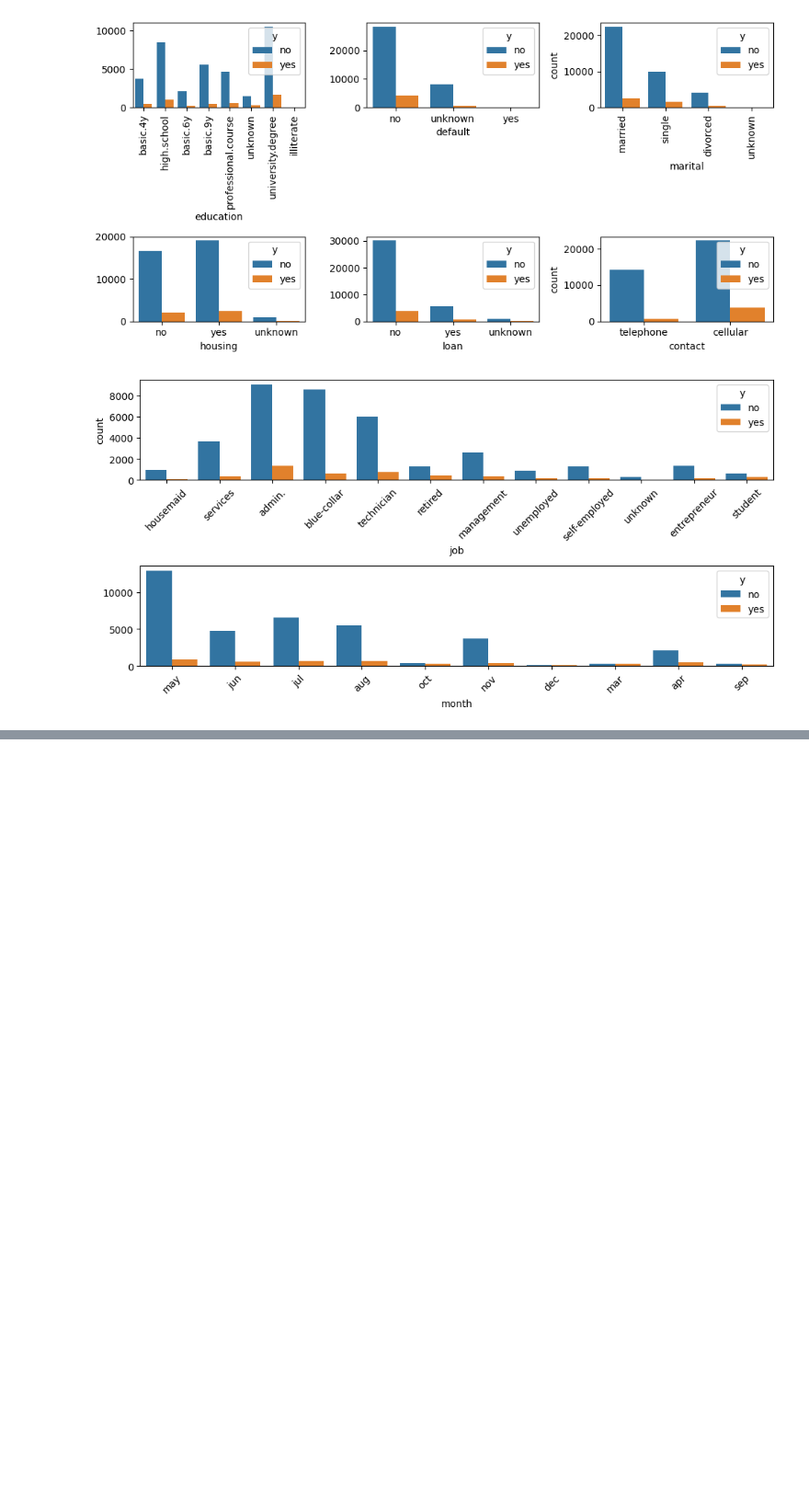
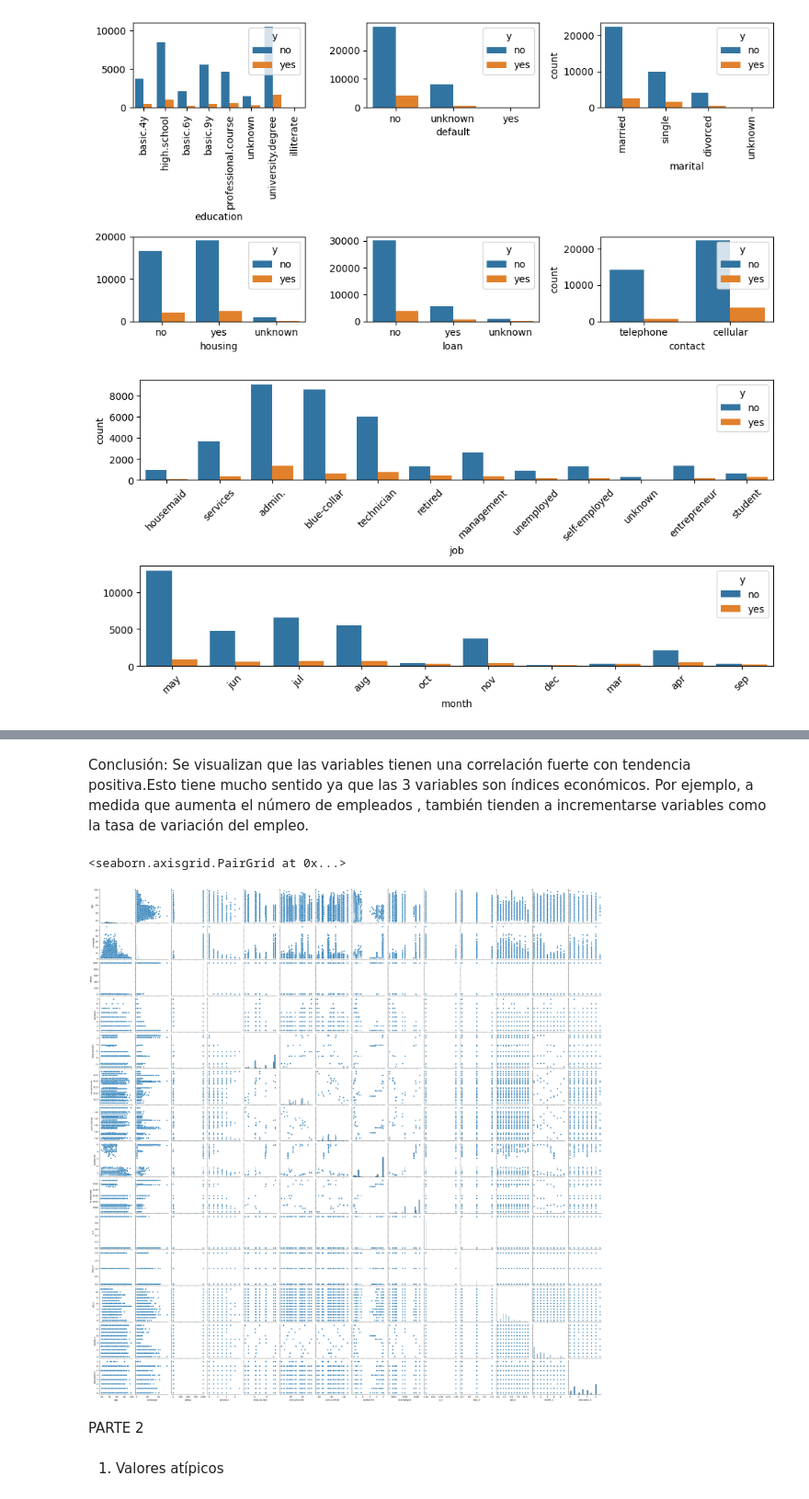
Before and after one commit to 4GeeksAcademy/machine-learning-python-template_regresion_logistica_melissahm, a Jupyter notebook: src/explore.ipynb, the cells around one changed output, grey strips where cells are left out. Shown at 92% size. Drawn from its saved outputs; the diff is of its cells as text; code cells hidden in the pictures; blank space fills up the shorter version.

Commit message:
parte2

```diff
--- a/src/explore.ipynb
+++ b/src/explore.ipynb
@@ -506,0 +608,13 @@ plt.show()
+# %% [markdown]
+Conclusión:
+Se visualizan que las variables tienen una correlación fuerte con tendencia positiva.Esto tiene mucho sentido ya que las 3 variables son índices económicos.
+Por ejemplo, a medida que aumenta el número de empleados , también tienden a incrementarse variables como la tasa de variación del empleo.
+# %%
+sns.pairplot(data = df)
+# %% [output]
+<seaborn.axisgrid.PairGrid at 0x...>
+[figure, added]
+# %% [markdown]
+PARTE 2
+# %% [markdown]
+1. Valores atípicos
```
Also changed, not shown: parts of 19 cells of this notebook.
